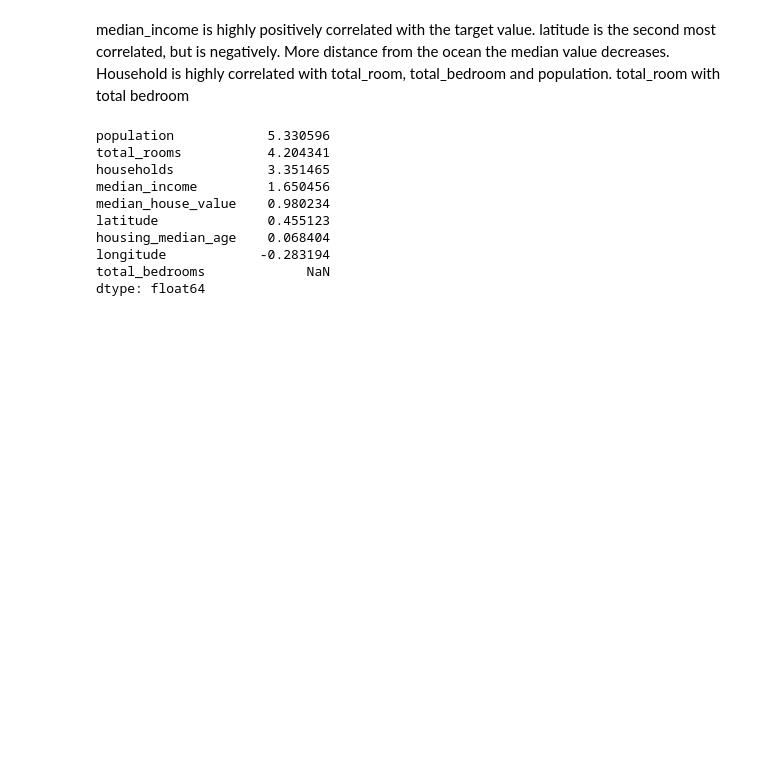
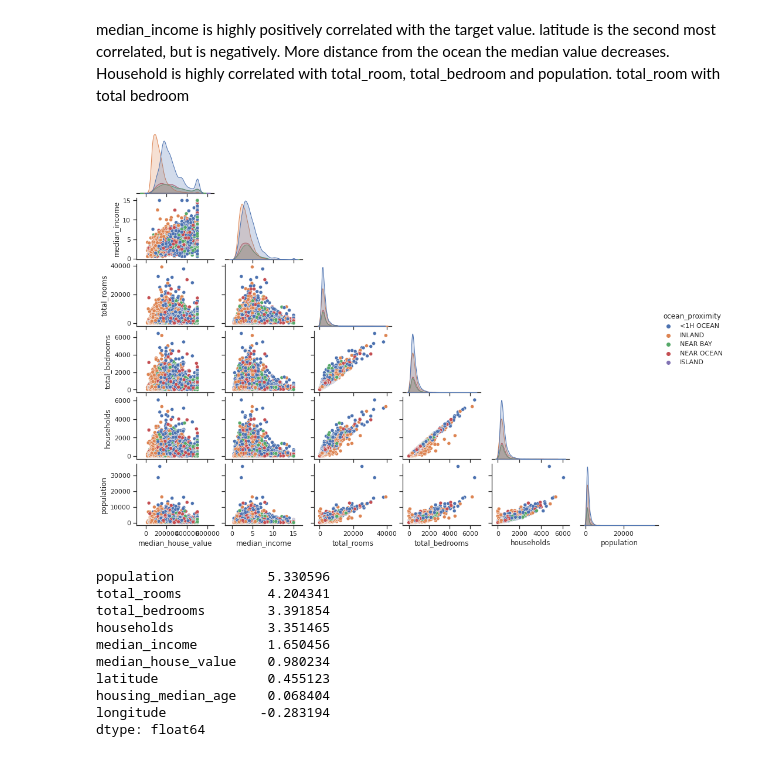
Before and after one commit to caiomts/infamous-ml-projects, a Jupyter notebook: notebooks/california_housing_prices.ipynb, the cells around one changed output. Saved outputs shown, nothing was run; the diff lists cells and outputs as text; code cells hidden in the pictures; blank space fills up the shorter version.

Commit message:
california_housing_prices

```diff
--- a/notebooks/california_housing_prices.ipynb
+++ b/notebooks/california_housing_prices.ipynb
@@ -198,17 +208,27 @@ sns.heatmap(corr, mask=mask, cmap=plt.get_cmap('coolwarm'), center=0,
 # %% [markdown]
 median_income is highly positively correlated with the target value. latitude is the second most correlated, but is negatively. More distance from the ocean the median value decreases.
 Household is highly correlated with total_room, total_bedroom and population. total_room with total bedroom
+# %%
+attributes = ['median_house_value', 'median_income', 'total_rooms', 'total_bedrooms',
+              'households', 'population', 'ocean_proximity']
+
+sns.set_theme(style="ticks")
+g = sns.pairplot(housing[attributes], hue='ocean_proximity', corner=True)
+g.fig.set_size_inches(15, 10)
+# %% [output]
+[figure, added]
 # %%
-skewed = train.loc[:,train.columns != 'ocean_proximity'].apply(skew).sort_values(ascending=False)
+housing['total_bedrooms'].fillna(housing['total_bedrooms'].median(), inplace=True)
+skewed = housing.loc[:, housing.columns != 'ocean_proximity'].apply(skew).sort_values(ascending=False)
 skewed
 # %% [output]
 population            5.330596
 total_rooms           4.204341
+total_bedrooms        3.391854
 households            3.351465
 median_income         1.650456
 median_house_value    0.980234
 latitude              0.455123
 housing_median_age    0.068404
 longitude            -0.283194
-total_bedrooms             NaN
 dtype: float64
```
Also changed, not shown: parts of 39 cells of this notebook, 8 other files.
